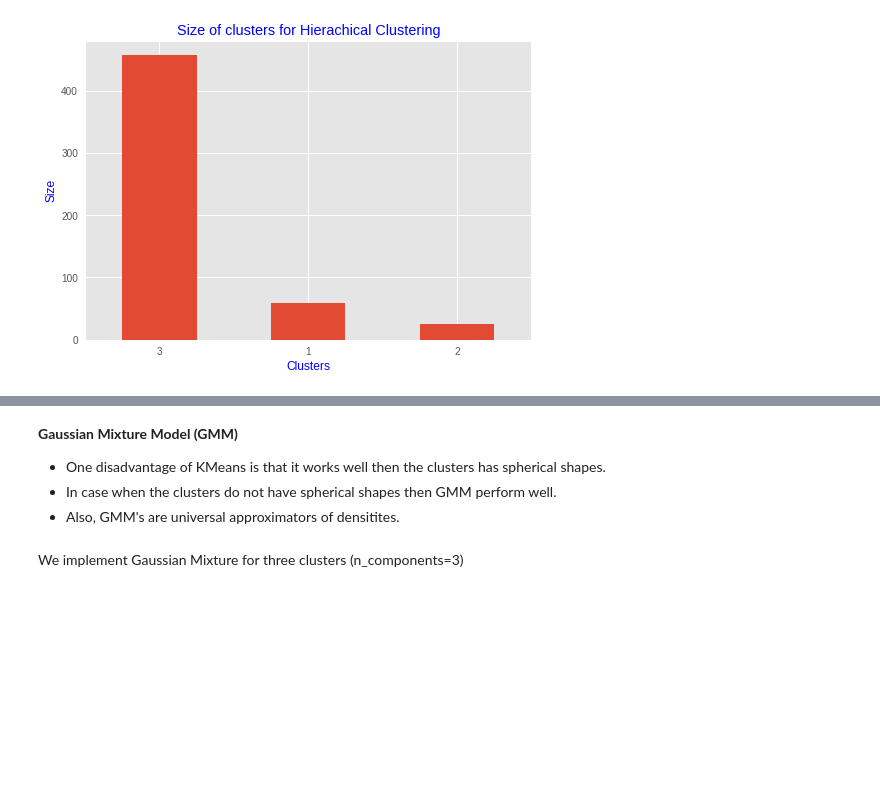
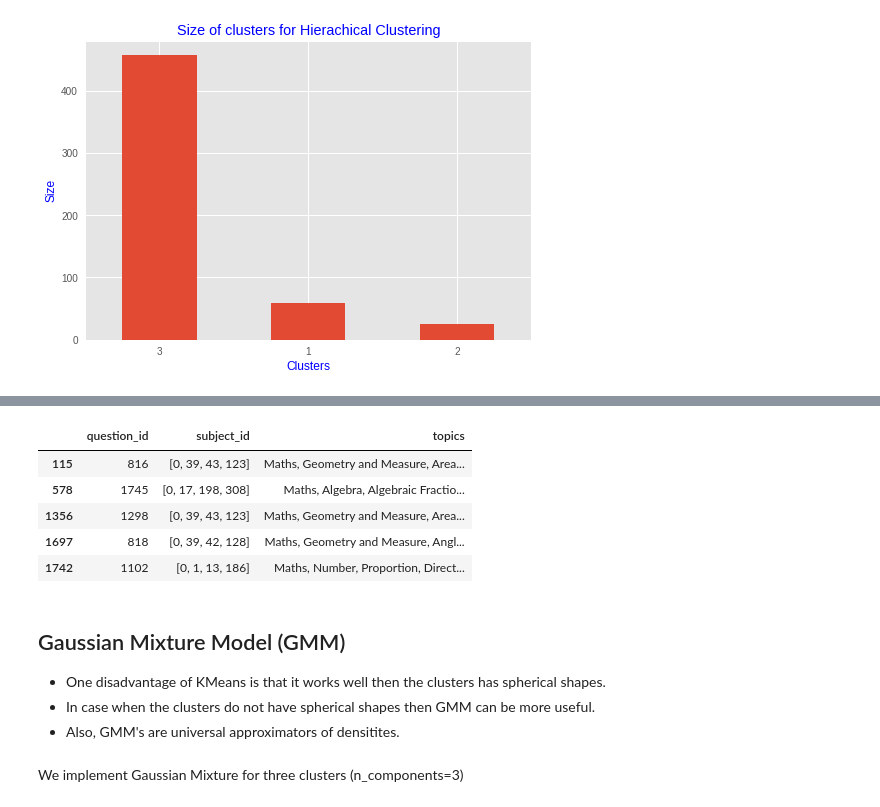
Before and after one commit to DimitriosK/Online-Education, a Jupyter notebook: Online_Platform.ipynb, the cells around one changed output, grey strips where cells are left out. Drawn from its saved outputs; the diff is of its cells as text; code cells hidden in the pictures; blank space fills up the shorter version.

```diff
--- a/Online_Platform.ipynb
+++ b/Online_Platform.ipynb
@@ -1533,7 +1593,17 @@ df_hier.head()
+# %%
+question_id_list=[1298,1102,816,818,1745]
+topics(question_id_list)
+# %% [output]
+|  | question_id | subject_id | topics |
+| 115 | 816 | [0, 39, 43, 123] | Maths, Geometry and Measure, Area... |
+| 578 | 1745 | [0, 17, 198, 308] | Maths, Algebra, Algebraic Fractio... |
+| 1356 | 1298 | [0, 39, 43, 123] | Maths, Geometry and Measure, Area... |
+| 1697 | 818 | [0, 39, 42, 128] | Maths, Geometry and Measure, Angl... |
+| 1742 | 1102 | [0, 1, 13, 186] | Maths, Number, Proportion, Direct... |
 # %% [markdown]
-**Gaussian Mixture Model (GMM)**
+## Gaussian Mixture Model (GMM)
 * One disadvantage of KMeans is that it works well then the clusters has spherical shapes.
-* In case when the clusters do not have spherical shapes then GMM perform well.
+* In case when the clusters do not have spherical shapes then GMM can be more useful.
 * Also, GMM's are universal approximators of densitites.
 # %%
 from sklearn.mixture import GaussianMixture
```
Also changed, not shown: parts of 19 cells of this notebook.
